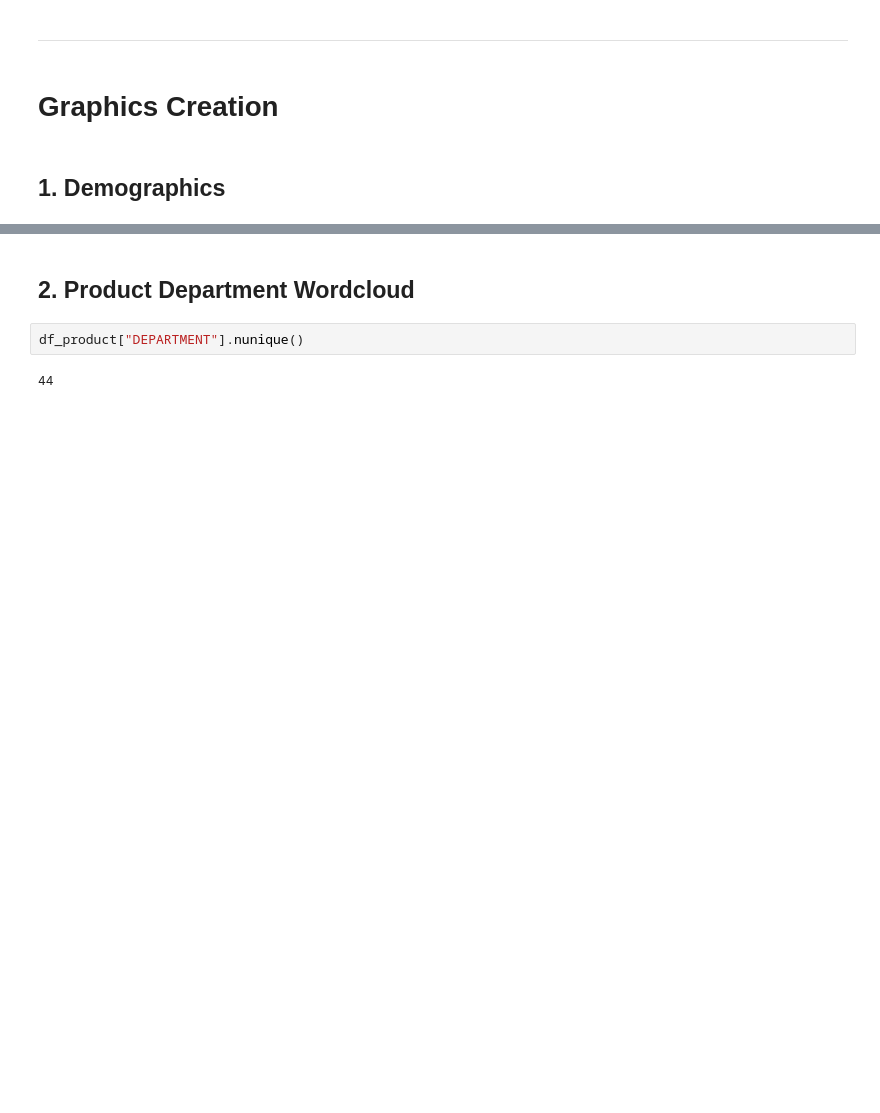
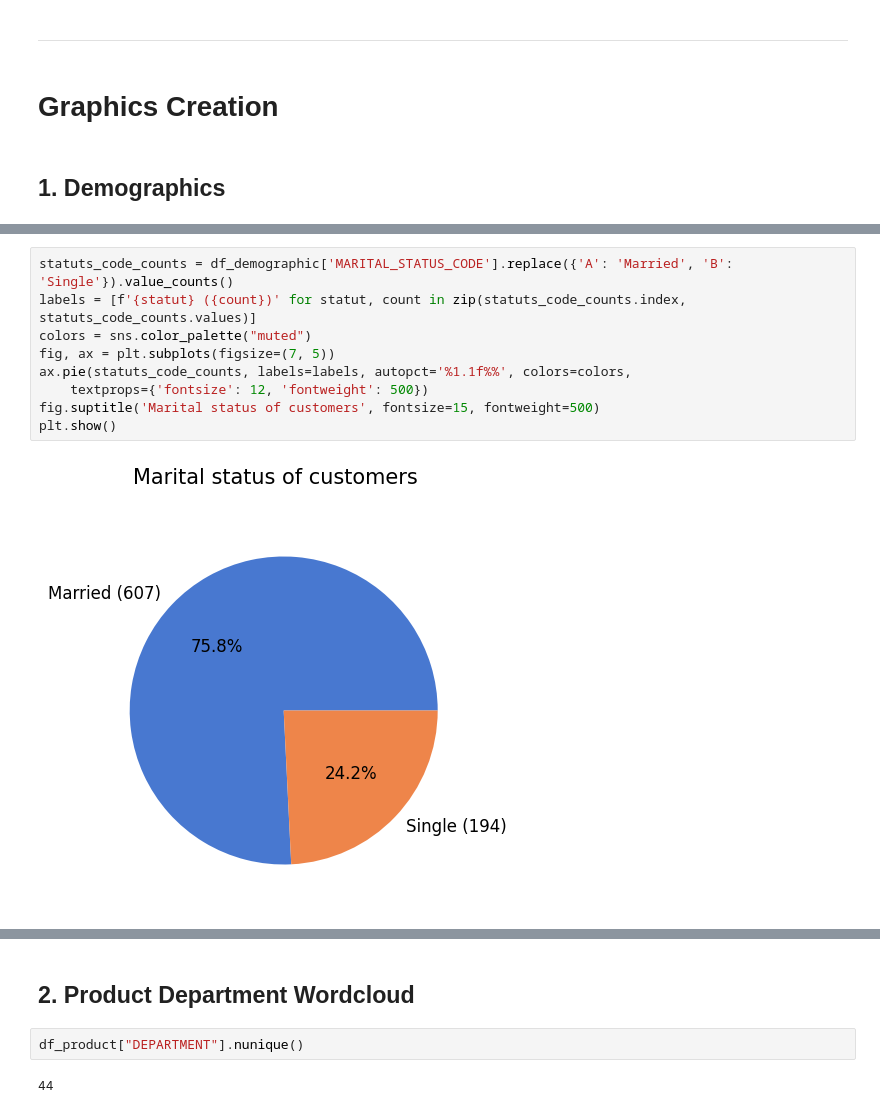
Before and after one commit to Medkallel/Dunhumby-The-complete-Journey-Dashboard, a Jupyter notebook: Src/Data_Exploration-Preprocessing.ipynb, the cells around one changed output, grey strips where cells are left out. Drawn from its saved outputs; the diff is of its cells as text; blank space fills up the shorter version.

```diff
--- a/Src/Data_Exploration-Preprocessing.ipynb
+++ b/Src/Data_Exploration-Preprocessing.ipynb
@@ -1034,0 +1020,11 @@ plt.show()
+# %%
+statuts_code_counts = df_demographic['MARITAL_STATUS_CODE'].replace({'A': 'Married', 'B': 'Single'}).value_counts()
+labels = [f'{statut} ({count})' for statut, count in zip(statuts_code_counts.index, statuts_code_counts.values)]
+colors = sns.color_palette("muted")
+fig, ax = plt.subplots(figsize=(7, 5))
+ax.pie(statuts_code_counts, labels=labels, autopct='%1.1f%%', colors=colors,
+    textprops={'fontsize': 12, 'fontweight': 500})
+fig.suptitle('Marital status of customers', fontsize=15, fontweight=500)
+plt.show()
+# %% [output]
+[figure, added]
```
Also changed, not shown: parts of 12 cells of this notebook, 4 other files.
